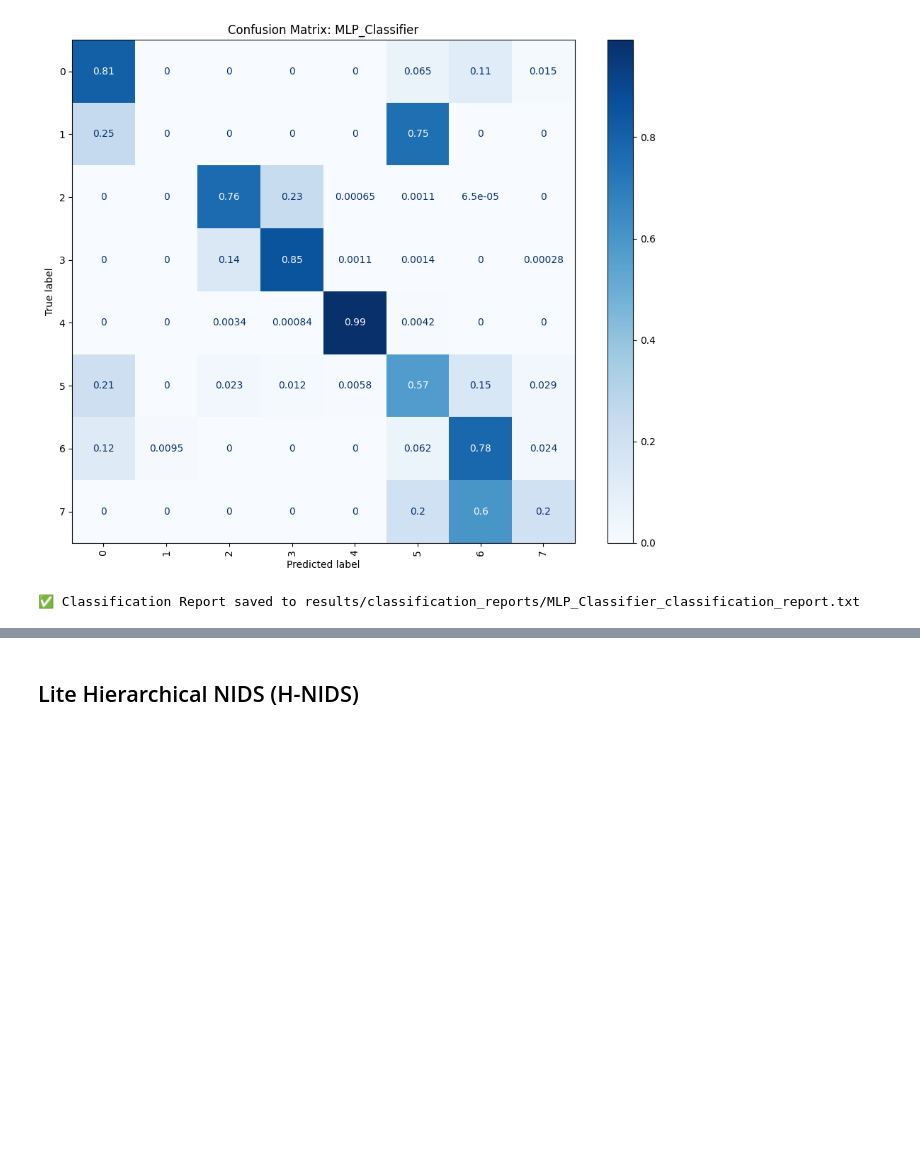
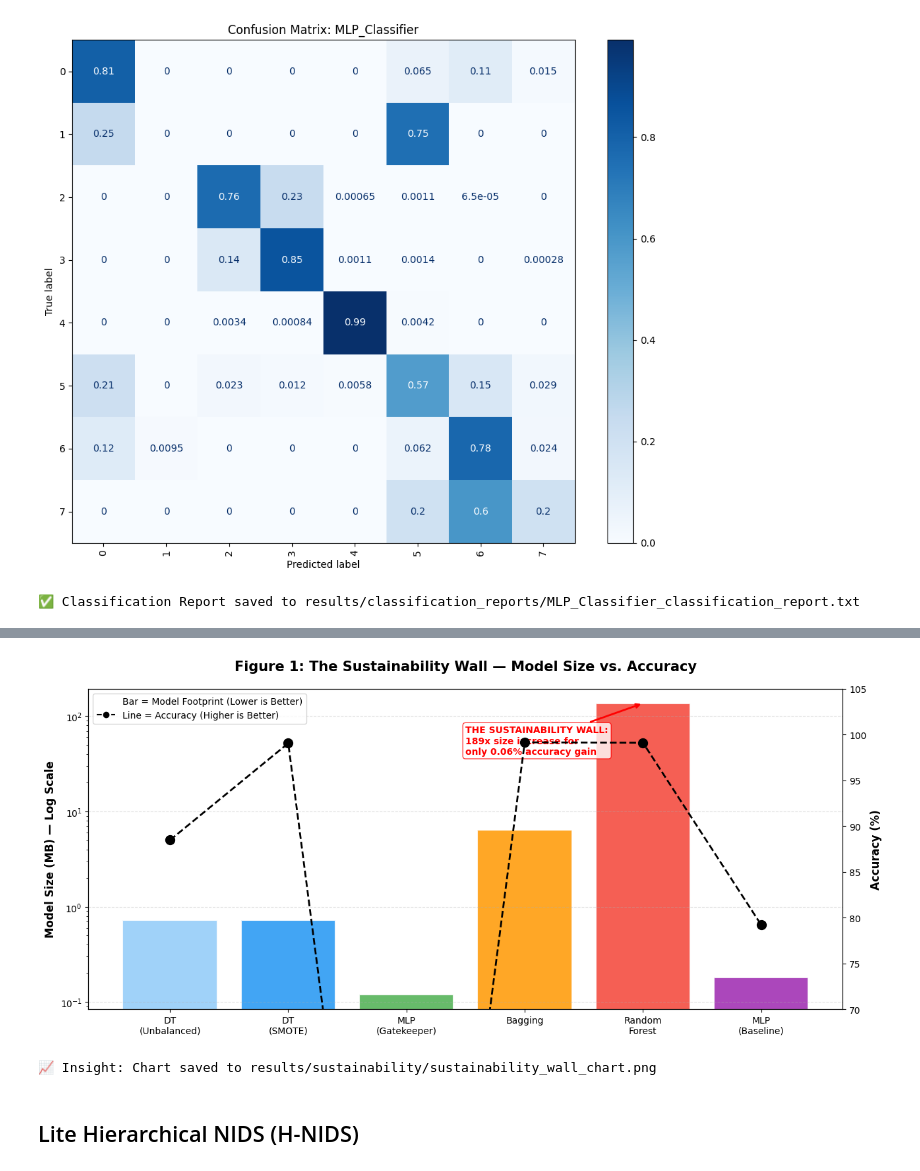
Before and after one commit to HarshaKValiyamannil/NIDS, a Jupyter notebook: NIDS.ipynb, the cells around one changed output, grey strips where cells are left out. Saved outputs shown, nothing was run; the diff lists cells and outputs as text; code cells hidden in the pictures; blank space fills up the shorter version.

Commit message:
Changes to be committed: 	modified:   NIDS.ipynb 	modified:   results/sustainability/carbon_emissions_summary.csv 	new file:   results/sustainability/sustainability_wall_chart.png

```diff
--- a/NIDS.ipynb
+++ b/NIDS.ipynb
@@ -842,3 +926,58 @@ else:
+# %%
+# -------------------------------------------------
+# Visualization: The Sustainability Wall
+# --------------------------------------------------
+
+import matplotlib.pyplot as plt
+import matplotlib.patches as mpatches
+import os
+
+# Ensure the directory exists
+os.makedirs('results/sustainability', exist_ok=True)
+
+# Data from your latest runs
+models   = ['DT\n(Unbalanced)', 'DT\n(SMOTE)', 'MLP\n(Gatekeeper)', 'Bagging', 'Random\nForest', 'MLP\n(Baseline)']
+sizes    = [0.72, 0.72, 0.12, 6.41, 136.22, 0.18] # MB
+accuracy = [88.47, 99.05, None, 99.15, 99.11, 79.21] # %
+
+# Blues for Baselines, Green for your Gatekeeper, Oranges/Reds for heavy models
+colors  = ['#90CAF9','#2196F3','#4CAF50','#FF9800','#F44336','#9C27B0']
+
+fig, ax1 = plt.subplots(figsize=(13, 6))
+
+# Plot Bar Chart (Size)
+bars = ax1.bar(models, sizes, color=colors, alpha=0.85, edgecolor='white', linewidth=1.5)
+ax1.set_ylabel('Model Size (MB) — Log Scale', fontsize=12, fontweight='bold')
+ax1.set_yscale('log') # Log scale is essential because RF is so much bigger
+ax1.set_title('Figure 1: The Sustainability Wall — Model Size vs. Accuracy', fontsize=15, fontweight='bold', pad=20)
+ax1.grid(axis='y', linestyle='--', alpha=0.4)
+
+# Plot Line Chart (Accuracy)
+ax2 = ax1.twinx()
+acc_vals = [a if a else 0 for a in accuracy]
+line = ax2.plot(models, acc_vals, color='black', marker='o', linestyle='--', linewidth=2, markersize=10, label='Accuracy %')
+ax2.set_ylabel('Accuracy (%)', fontsize=12, fontweight='bold')
+ax2.set_ylim(70, 105)
+
+# Annotation for the insight
+ax1.annotate('THE SUSTAINABILITY WALL:\n189x size increase for\nonly 0.06% accuracy gain',
+             xy=(4, 136.22), xytext=(2.5, 40),
+             arrowprops=dict(arrowstyle='->', color='red', lw=2),
+             fontsize=10, color='red', fontweight='bold', bbox=dict(boxstyle="round,pad=0.3", fc="white", ec="red", alpha=0.8))
+
+# Legend
+white_patch = mpatches.Patch(color='white', label='Bar = Model Footprint (Lower is Better)')
+black_line = plt.Line2D([0], [0], color='black', marker='o', linestyle='--', label='Line = Accuracy (Higher is Better)')
+plt.legend(handles=[white_patch, black_line], loc='upper left', frameon=True)
+
+plt.tight_layout()
+plt.savefig('results/sustainability/sustainability_wall_chart.png', dpi=300, bbox_inches='tight')
+plt.show()
+
+print("📈 Insight: Chart saved to results/sustainability/sustainability_wall_chart.png")
+# %% [output]
+[figure, added]
+📈 Insight: Chart saved to results/sustainability/sustainability_wall_chart.png
 # %% [markdown]
 ## Lite Hierarchical NIDS (H-NIDS)
 # %% [markdown]
```
Also changed, not shown: parts of 25 cells of this notebook, 2 other files.
